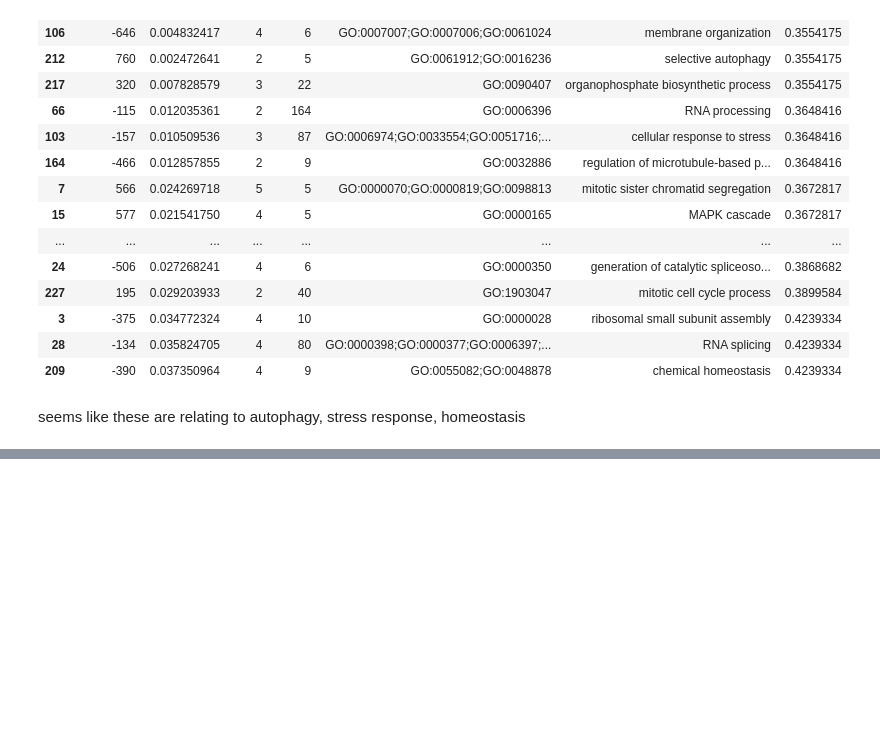
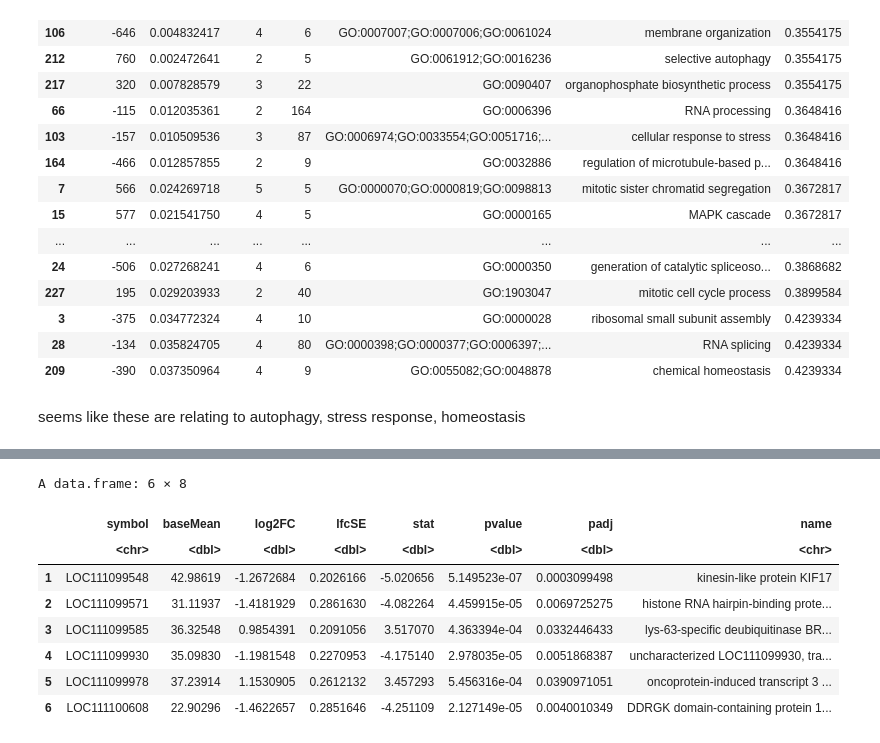
Before and after one commit to jgmcdonough/CE18_methylRAD_analysis, a Jupyter notebook: analysis/DMGs_analysis/go_mwu/go_mwu.ipynb, the cells around one changed output, grey strips where cells are left out. Saved outputs shown, nothing was run; the diff lists cells and outputs as text; code cells hidden in the pictures; blank space fills up the shorter version.

```diff
--- a/analysis/DMGs_analysis/go_mwu/go_mwu.ipynb
+++ b/analysis/DMGs_analysis/go_mwu/go_mwu.ipynb
@@ -751,0 +762,17 @@ seems like these are relating to autophagy, stress response, homeostasis
+# %%
+sigCH_dmg <- read.csv('/project/pi_sarah_gignouxwolfsohn_uml_edu/julia/CE_MethylRAD_analysis_2018/analysis/deseq_res_files/geneFeatures_res/sig_DMGs/sig_CH_HC_genes.csv')
+
+# remove rowname
+sigCH_dmg <- sigCH_dmg[-1]
+
+head(sigCH_dmg)
+# %% [output]
+A data.frame: 6 × 8
+|  | symbol | baseMean | log2FC | lfcSE | stat | pvalue | padj | name |
+|  | <chr> | <dbl> | <dbl> | <dbl> | <dbl> | <dbl> | <dbl> | <chr> |
+| 1 | LOC111099548 | 42.98619 | -1.2672684 | 0.2026166 | -5.020656 | 5.149523e-07 | 0.0003099498 | kinesin-like protein KIF17 |
+| 2 | LOC111099571 | 31.11937 | -1.4181929 | 0.2861630 | -4.082264 | 4.459915e-05 | 0.0069725275 | histone RNA hairpin-binding prote... |
+| 3 | LOC111099585 | 36.32548 | 0.9854391 | 0.2091056 | 3.517070 | 4.363394e-04 | 0.0332446433 | lys-63-specific deubiquitinase BR... |
+| 4 | LOC111099930 | 35.09830 | -1.1981548 | 0.2270953 | -4.175140 | 2.978035e-05 | 0.0051868387 | uncharacterized LOC111099930, tra... |
+| 5 | LOC111099978 | 37.23914 | 1.1530905 | 0.2612132 | 3.457293 | 5.456316e-04 | 0.0390971051 | oncoprotein-induced transcript 3 ... |
+| 6 | LOC111100608 | 22.90296 | -1.4622657 | 0.2851646 | -4.251109 | 2.127149e-05 | 0.0040010349 | DDRGK domain-containing protein 1... |
```
Also changed, not shown: parts of 9 cells of this notebook, 9 other files.
